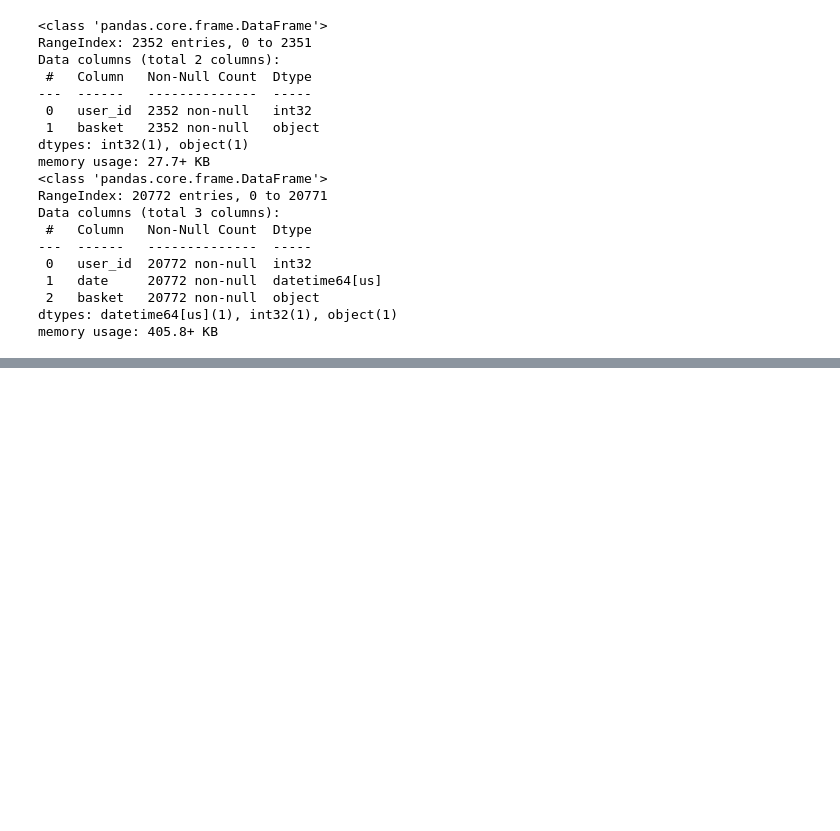
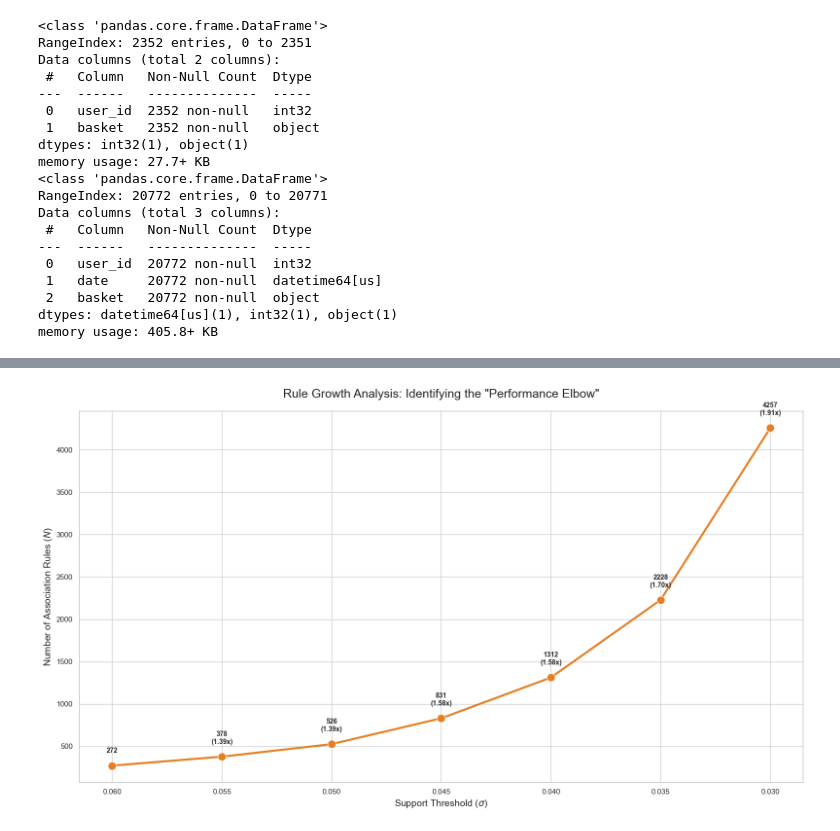
Before and after one commit to bhavik-knight/5580-dm-a3-association, a Jupyter notebook: code/02_apriori.ipynb, the cells around one changed output, grey strips where cells are left out. Saved outputs shown, nothing was run; the diff lists cells and outputs as text; code cells hidden in the pictures; blank space fills up the shorter version.

```diff
--- a/code/02_apriori.ipynb
+++ b/code/02_apriori.ipynb
@@ -114,0 +487,6 @@ df_apriori_log
+# %%
+df_results["Growth_Rate"] = (
+    df_results["Rule_Count"] / df_results["Rule_Count"].shift(1)
+)
+
+df_results.to_csv(results_dir / "apriori_session_tuning_log_4.csv", index=False)
@@ -114,0 +504,42 @@ df_apriori_log
+# %%
+import seaborn as sns
+import matplotlib.pyplot as plt
+
+df_growth = (
+    df_results[["Support", "Rule_Count", "Growth_Rate"]]
+    .rename(columns={"Growth_Rate": "Growth_Factor"})
+    .sort_values("Support", ascending=False)
+    .reset_index(drop=True)
+)
+
+# 1. Prepare the plot
+sns.set_theme(style="whitegrid")
+plt.figure(figsize=(16, 9))
+
+# 2. Main Growth Curve
+ax = sns.lineplot(data=df_growth, x="Support", y="Rule_Count", marker="o", markersize=12, linewidth=3, color="#e67e22")
+
+# 3. Add Labels for Each Data Point and Growth Multiplier
+for i in range(df_growth.shape[0]):
+    label = f"{df_growth.Rule_Count[i]}"
+    # Add growth factor label for steps after the first
+    if not pd.isna(df_growth.Growth_Factor[i]):
+        label += f"\n({df_growth.Growth_Factor[i]:.2f}x)"
+
+    plt.text(df_growth.Support[i], df_growth.Rule_Count[i] + 150,
+             label, horizontalalignment='center', weight='bold', size='small')
+
+# 4. Invert X-axis to show decreasing support (increasing complexity) to the right
+plt.gca().invert_xaxis()
+
+# 5. Styling for the 10-page report
+plt.title('Rule Growth Analysis: Identifying the "Performance Elbow"', fontsize=18, pad=20)
+plt.xlabel(r'Support Threshold ($\sigma$)', fontsize=14)
+plt.ylabel('Number of Association Rules ($N$)', fontsize=14)
+
+# 6. Save the figure
+plt.tight_layout()
+plt.savefig(results_dir / "apriori_session_support_elbow_analysis.pdf", dpi=300)
+plt.show()
+# %% [output]
+[figure, added]
```
Also changed, not shown: parts of 24 cells of this notebook, 12 other files.
